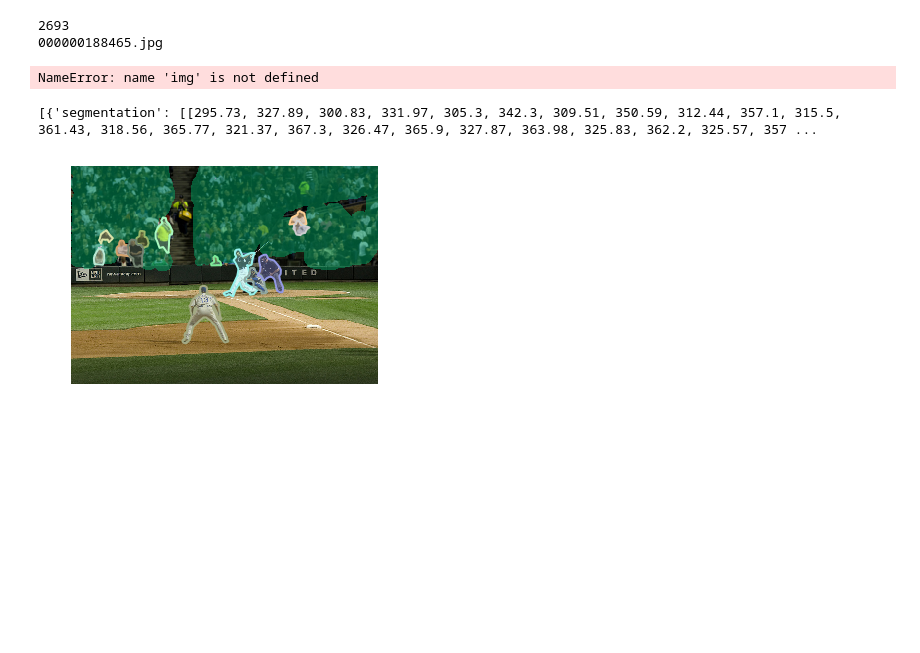
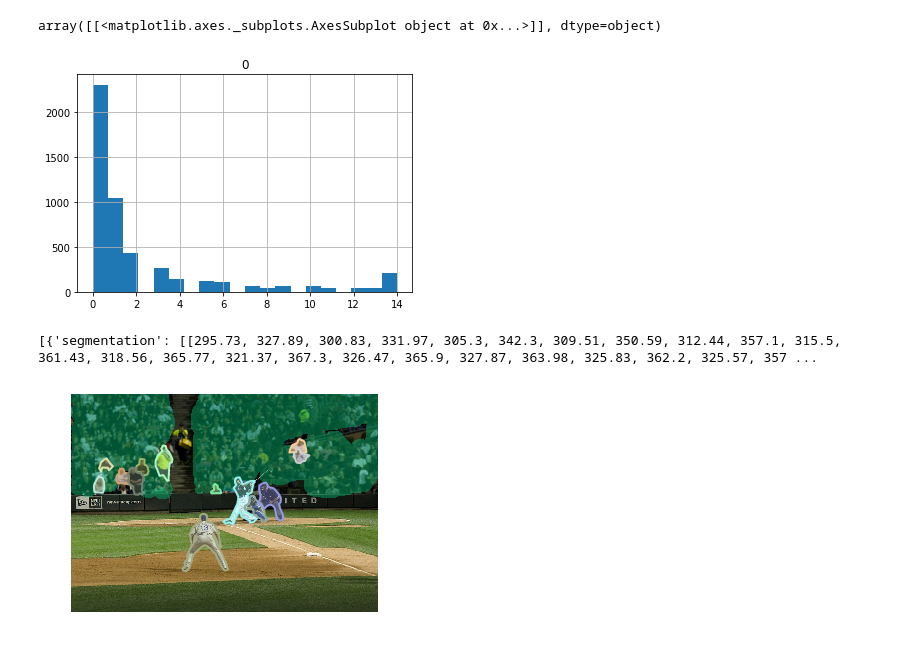
Before and after one commit to takotab/furry-geras, a Jupyter notebook: get_data.ipynb, the cells around one changed output. Drawn from its saved outputs; the diff is of its cells as text; code cells hidden in the pictures; blank space fills up the shorter version.

```diff
--- a/get_data.ipynb
+++ b/get_data.ipynb
@@ -1,8 +0,0 @@
-# %%
-%matplotlib inline
-from pycocotools.coco import COCO
-import numpy as np
-import skimage.io as io
-import matplotlib.pyplot as plt
-import pylab
-pylab.rcParams['figure.figsize'] = (8.0, 10.0)
@@ -9,8 +31,7 @@ pylab.rcParams['figure.figsize'] = (8.0, 10.0)
 # %%
-dataDir='/home/tako/devtools/furry-geras/coco'
-dataType='val2017'
-annFile='{}/instances_{}.json'.format(dataDir,dataType)
-# initialize COCO api for instance annotations
-coco=COCO(annFile)
+dataDir = "/home/tako/devtools/furry-geras/coco"
+dataType = "val2017"
+annFile = "{}/instances_{}.json".format(dataDir, dataType)
+coco = COCOHumanBBoxDataset(annFile)
 # %% [output]
 loading annotations into memory...
@@ -159,15 +41,10 @@ AttributeError: 'coco_human_detect' object has no attribute '_coco_ind_to_class_
-# %%
-
-img = coco.loadImgs(persons_ids)[18]
-print(img['file_name'])
-print()
-# %% [output]
-2693
-000000188465.jpg
-# %%
-I = io.imread(img['coco_url'])
-plt.axis('off')
-plt.imshow(I)
-plt.show()
-# %% [output]
-NameError: name 'img' is not defined
+# %%
+num_human = []
+for id in coco.coco.getImgIds():
+    _humans = 0
+    annIds = coco.coco.getAnnIds(imgIds=id, iscrowd=None)
+    anns = coco.coco.loadAnns(annIds)
+    for obj in anns:
+        if obj['category_id'] == 1:
+            _humans +=1
+    num_human.append(_humans)
@@ -174,3 +53,9 @@ NameError: name 'img' is not defined
+# %%
+df = pd.DataFrame(num_human)
+df.hist(bins=20)
+# %% [output]
+array([[<matplotlib.axes._subplots.AxesSubplot object at 0x...>]], dtype=object)
+[figure, added]
 # %%
 
 # load and display instance annotations
```
Also changed, not shown: parts of 6 cells of this notebook, 2 other files.
